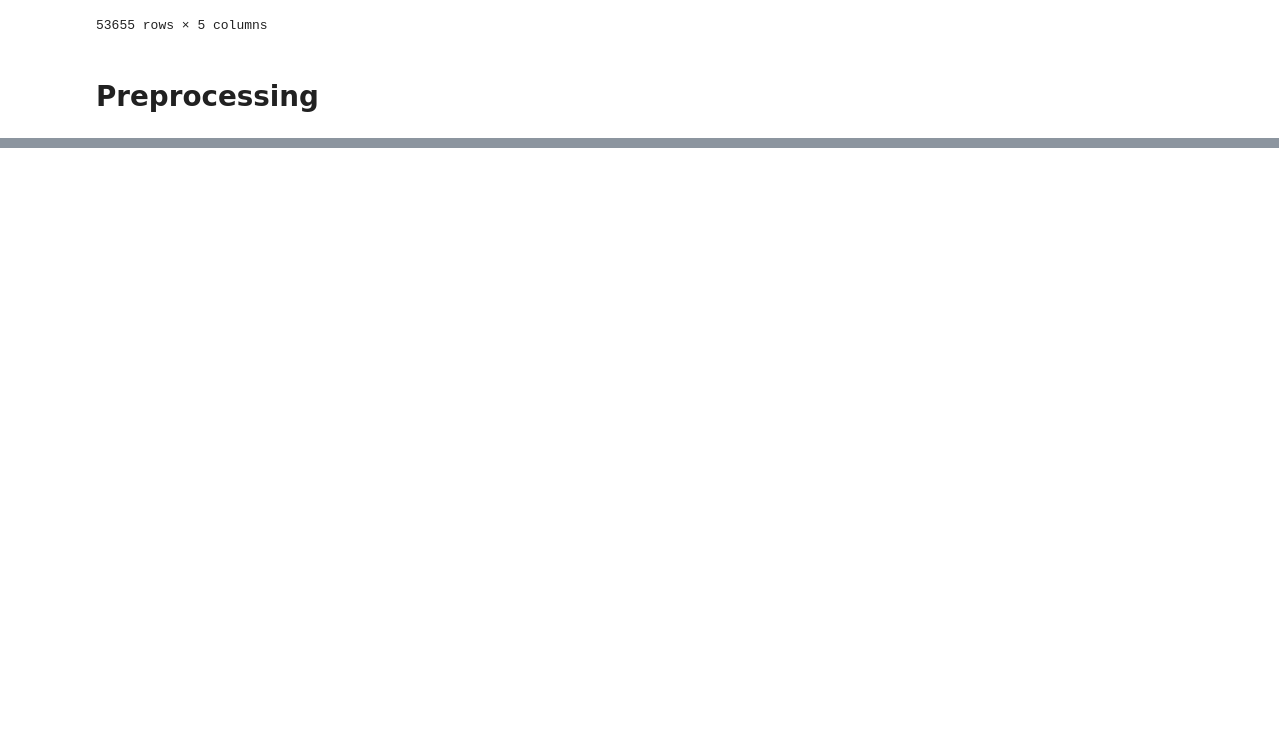
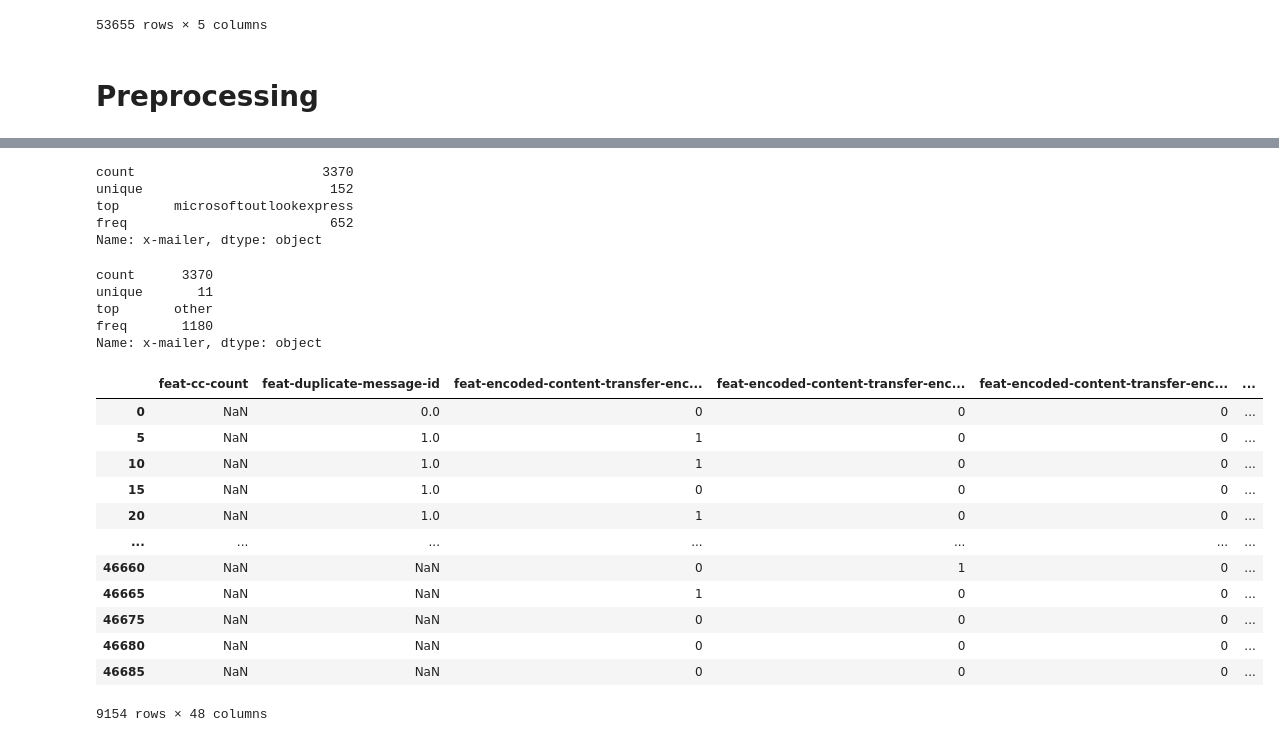
Before and after one commit to mtsraposo/hands-on-ml, a Jupyter notebook: hands_on_ml/chapter_3/notebooks/spam_classifier.ipynb, the cells around one changed output, grey strips where cells are left out. Drawn from its saved outputs; the diff is of its cells as text; code cells hidden in the pictures; blank space fills up the shorter version.

```diff
--- a/hands_on_ml/chapter_3/notebooks/spam_classifier.ipynb
+++ b/hands_on_ml/chapter_3/notebooks/spam_classifier.ipynb
@@ -279,0 +533,74 @@ Name: x-spam-status, Length: 1786, dtype: object
+# %%
+def parse_mailer(row):
+    x_mailer = row['x-mailer']
+    if pd.isna(x_mailer):
+        return row
+
+    result = re.sub(r"[\(\[\{].*?[\)\]\}]", "", x_mailer)
+    result = re.sub(r"([\w\-]*?([\d]+\.)+[\+\d\w\-]*?)", "", result)
+    result = re.sub(r"([\d\/]+)", "", result)
+    result = result.lower()
+    result = re.sub(r"version|with", "", result)
+    result = re.sub(r"[\W]", "", result)
+
+    row['x-mailer'] = result
+    return row
+
+
+with_mailer_df = with_binary_boundary_df.apply(parse_mailer, axis=1)
+with_mailer_df['x-mailer'].describe()
+# %% [output]
+count                        3370
+unique                        152
+top       microsoftoutlookexpress
+freq                          652
+Name: x-mailer, dtype: object
+# %%
+def bin_mailers(row, mailers):
+    mailer = row['x-mailer']
+    if pd.isna(mailer):
+        return row
+
+    if mailer not in mailers:
+        row['x-mailer'] = 'other'
+
+    return row
+
+
+def get_top_mailers(df):
+    spam_counts = df[df['category'] == 'spam']['x-mailer'].value_counts().sort_values(ascending=False)
+    ham_counts = df[df['category'] == 'ham']['x-mailer'].value_counts().sort_values(ascending=False)
+    ham = pd.DataFrame(ham_counts).rename(columns={'count': 'ham'})
+    spam = pd.DataFrame(spam_counts).rename(columns={'count': 'spam'})
+    mailer_counts = pd.concat([ham, spam], axis=1).fillna(0)
+    mailer_counts['total'] = mailer_counts['spam'] + mailer_counts['ham']
+    mailer_counts['spam_ratio'] = mailer_counts['spam'] / mailer_counts['total']
+    return list(mailer_counts.sort_values(by=['total', 'spam_ratio'], ascending=False).iloc[:10].index)
+
+
+top_mailers = get_top_mailers(with_mailer_df)
+with_binned_mailer_df = with_mailer_df.apply(lambda r: bin_mailers(r, top_mailers), axis=1)
+with_binned_mailer_df['x-mailer'].describe()
+# %% [output]
+count      3370
+unique       11
+top       other
+freq       1180
+Name: x-mailer, dtype: object
+# %%
+with_encoded_mailer_df = one_hot_encode(with_binned_mailer_df, 'x-mailer')
+with_encoded_mailer_df[get_feat_cols(with_encoded_mailer_df)]
+# %% [output]
+|  | feat-cc-count | feat-duplicate-message-id | feat-encoded-content-transfer-enc... | feat-encoded-content-transfer-enc... | feat-encoded-content-transfer-enc... | ... |
+| 0 | NaN | 0.0 | 0 | 0 | 0 | ... |
+| 5 | NaN | 1.0 | 1 | 0 | 0 | ... |
+| 10 | NaN | 1.0 | 1 | 0 | 0 | ... |
+| 15 | NaN | 1.0 | 0 | 0 | 0 | ... |
+| 20 | NaN | 1.0 | 1 | 0 | 0 | ... |
+| ... | ... | ... | ... | ... | ... | ... |
+| 46660 | NaN | NaN | 0 | 1 | 0 | ... |
+| 46665 | NaN | NaN | 1 | 0 | 0 | ... |
+| 46675 | NaN | NaN | 0 | 0 | 0 | ... |
+| 46680 | NaN | NaN | 0 | 0 | 0 | ... |
+| 46685 | NaN | NaN | 0 | 0 | 0 | ... |
+9154 rows × 48 columns
```
Also changed, not shown: parts of 25 cells of this notebook.
